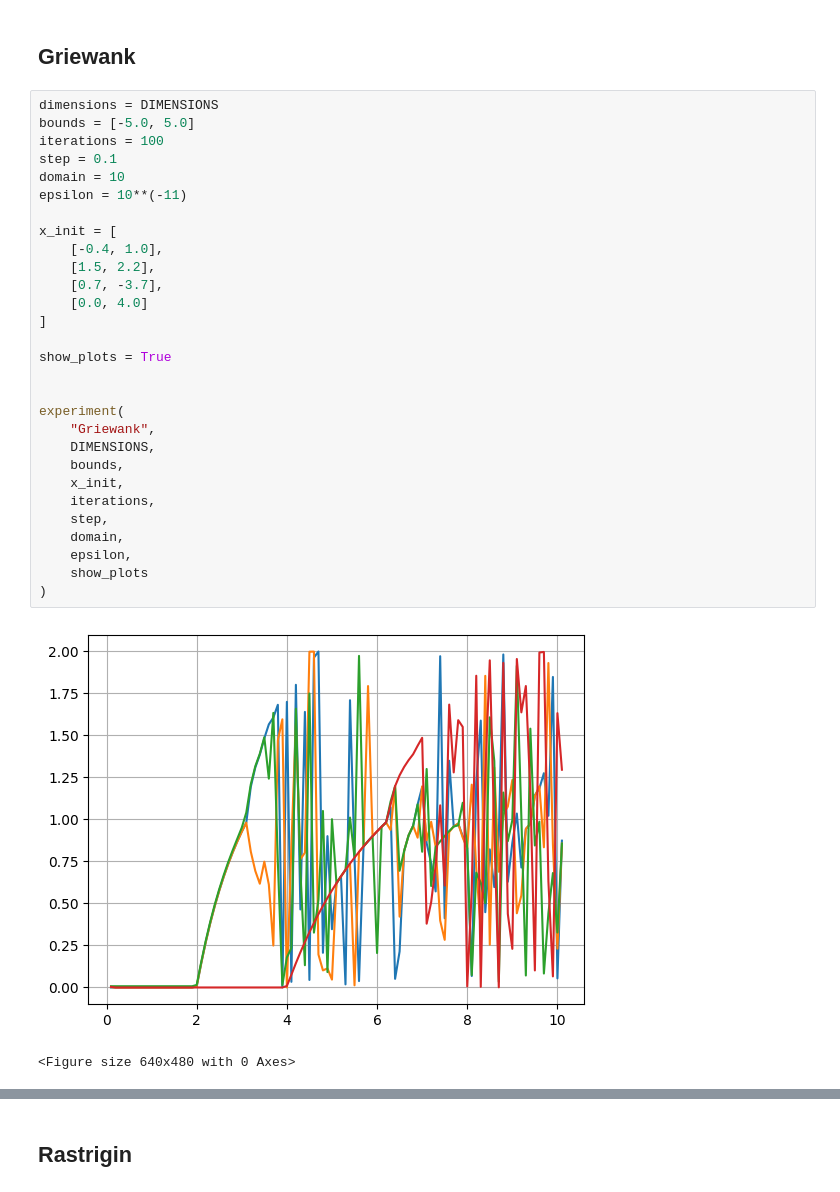
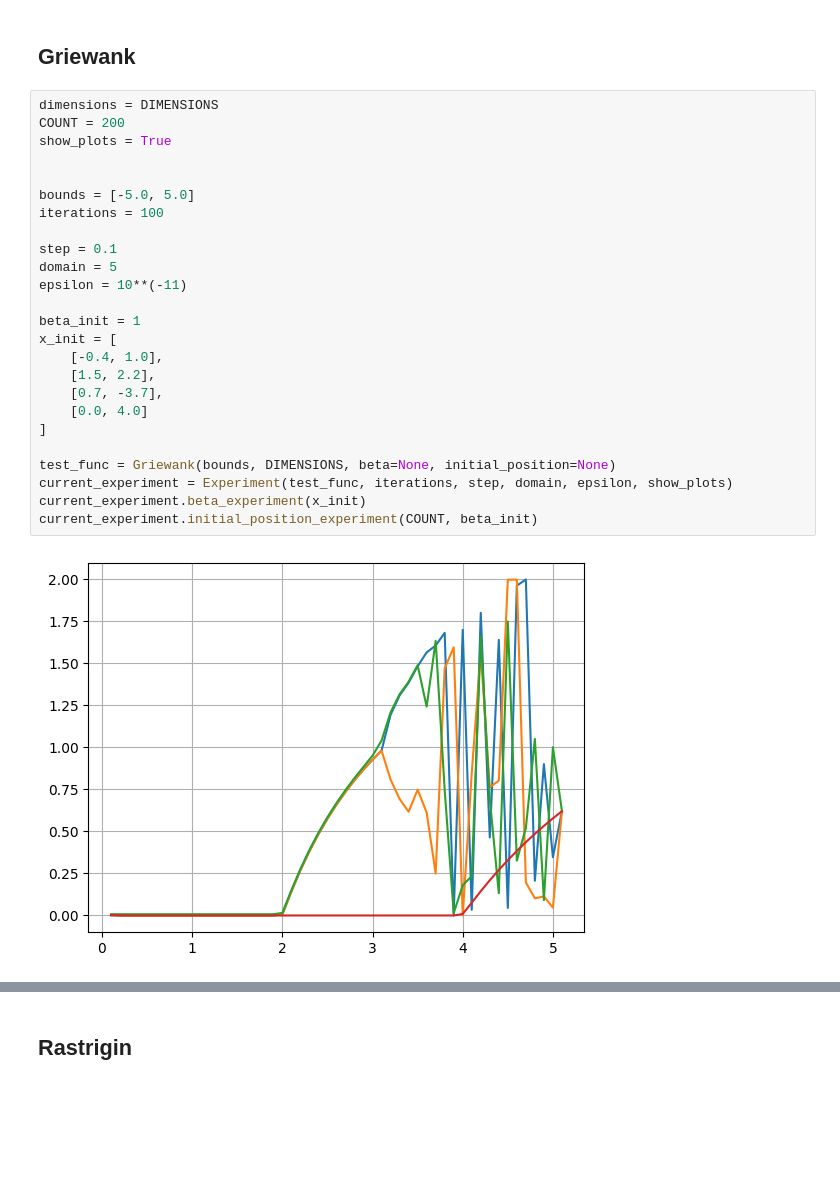
Before and after one commit to mwewior/introduction-to-ai, a Jupyter notebook: lab1/gradient.ipynb, the cells around one changed output, grey strips where cells are left out. Saved outputs shown, nothing was run; the diff lists cells and outputs as text; blank space fills up the shorter version.

```diff
--- a/lab1/gradient.ipynb
+++ b/lab1/gradient.ipynb
@@ -516,33 +419,28 @@ Wpływ odległości punktów inicjalizacji od minimum globalnego:<br>
 ## Griewank
 # %%
 dimensions = DIMENSIONS
+COUNT = 200
+show_plots = True
+
+
 bounds = [-5.0, 5.0]
 iterations = 100
+
 step = 0.1
-domain = 10
+domain = 5
 epsilon = 10**(-11)
 
+beta_init = 1
 x_init = [
     [-0.4, 1.0],
     [1.5, 2.2],
     [0.7, -3.7],
     [0.0, 4.0]
 ]
 
-show_plots = True
-
-
-experiment(
-    "Griewank",
-    DIMENSIONS,
-    bounds,
-    x_init,
-    iterations,
-    step,
-    domain,
-    epsilon,
-    show_plots
-)
+test_func = Griewank(bounds, DIMENSIONS, beta=None, initial_position=None)
+current_experiment = Experiment(test_func, iterations, step, domain, epsilon, show_plots)
+current_experiment.beta_experiment(x_init)
+current_experiment.initial_position_experiment(COUNT, beta_init)
 # %% [output]
-[figure, old version]
+[figure, new version]
-<Figure size 640x480 with 0 Axes>
```
Also changed, not shown: parts of 15 cells of this notebook.
